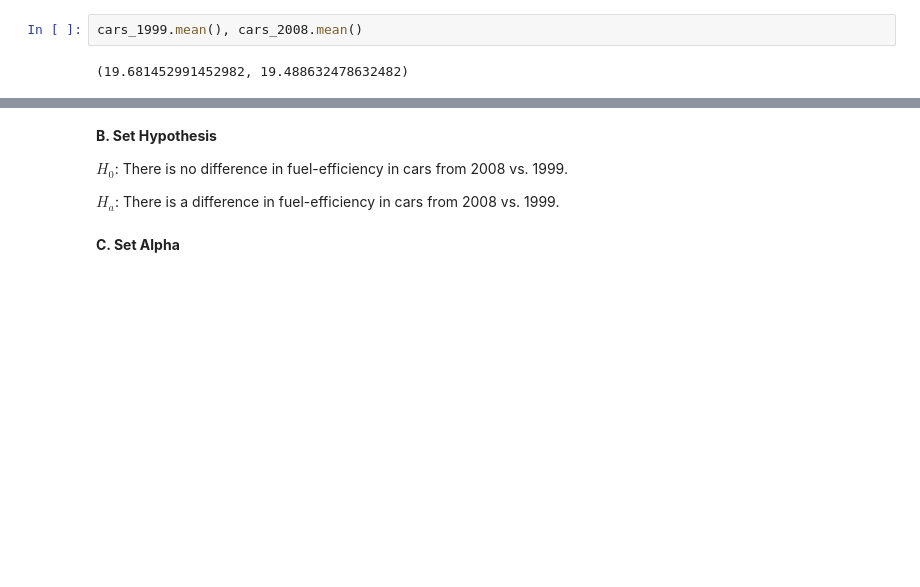
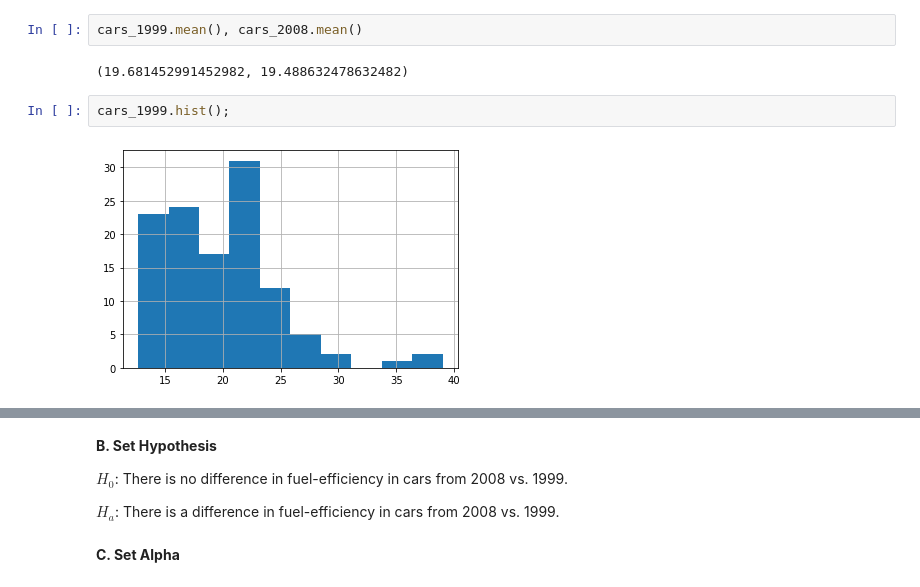
Before and after one commit to markydoug/statistics-exercises, a Jupyter notebook: hypothesis_testing.ipynb, the cells around one changed output, grey strips where cells are left out. Saved outputs shown, nothing was run; the diff lists cells and outputs as text; blank space fills up the shorter version.

```diff
--- a/hypothesis_testing.ipynb
+++ b/hypothesis_testing.ipynb
@@ -255,3 +259,7 @@ cars_1999 = mpg.average_mileage[mpg.year == 1999]
 cars_1999.mean(), cars_2008.mean()
 # %% [output]
 (19.681452991452982, 19.488632478632482)
+# %%
+cars_1999.hist();
+# %% [output]
+[figure, added]
```
Also changed, not shown: parts of 70 cells of this notebook.
